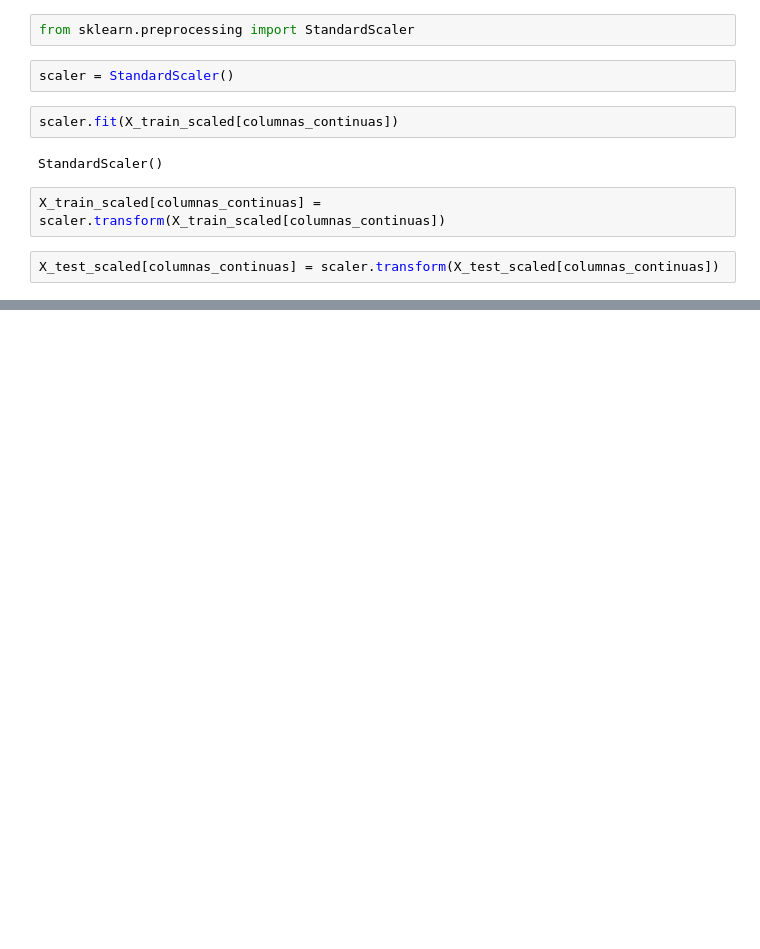
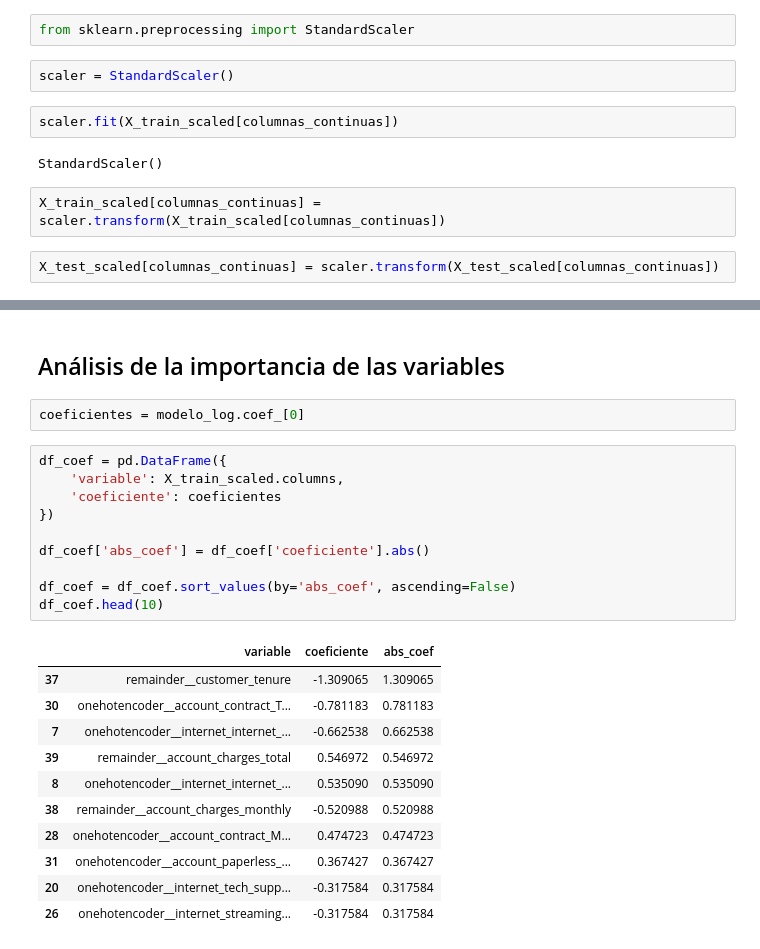
Before and after one commit to RientArlCroud/Challenge-4-telecom-X-2-an-lisis-de-datos, a Jupyter notebook: Challenge_4_análisis_de_datos.ipynb, the cells around one changed output, grey strips where cells are left out. Saved outputs shown, nothing was run; the diff lists cells and outputs as text; blank space fills up the shorter version.

```diff
--- a/Challenge_4_análisis_de_datos.ipynb
+++ b/Challenge_4_análisis_de_datos.ipynb
@@ -385,0 +496,26 @@ X_test_scaled[columnas_continuas] = scaler.transform(X_test_scaled[columnas_cont
+# %% [markdown]
+## Análisis de la importancia de las variables
+# %%
+coeficientes = modelo_log.coef_[0]
+# %%
+df_coef = pd.DataFrame({
+    'variable': X_train_scaled.columns,
+    'coeficiente': coeficientes
+})
+
+df_coef['abs_coef'] = df_coef['coeficiente'].abs()
+
+df_coef = df_coef.sort_values(by='abs_coef', ascending=False)
+df_coef.head(10)
+# %% [output]
+|  | variable | coeficiente | abs_coef |
+| 37 | remainder__customer_tenure | -1.309065 | 1.309065 |
+| 30 | onehotencoder__account_contract_T... | -0.781183 | 0.781183 |
+| 7 | onehotencoder__internet_internet_... | -0.662538 | 0.662538 |
+| 39 | remainder__account_charges_total | 0.546972 | 0.546972 |
+| 8 | onehotencoder__internet_internet_... | 0.535090 | 0.535090 |
+| 38 | remainder__account_charges_monthly | -0.520988 | 0.520988 |
+| 28 | onehotencoder__account_contract_M... | 0.474723 | 0.474723 |
+| 31 | onehotencoder__account_paperless_... | 0.367427 | 0.367427 |
+| 20 | onehotencoder__internet_tech_supp... | -0.317584 | 0.317584 |
+| 26 | onehotencoder__internet_streaming... | -0.317584 | 0.317584 |
```
Also changed, not shown: parts of 22 cells of this notebook.
